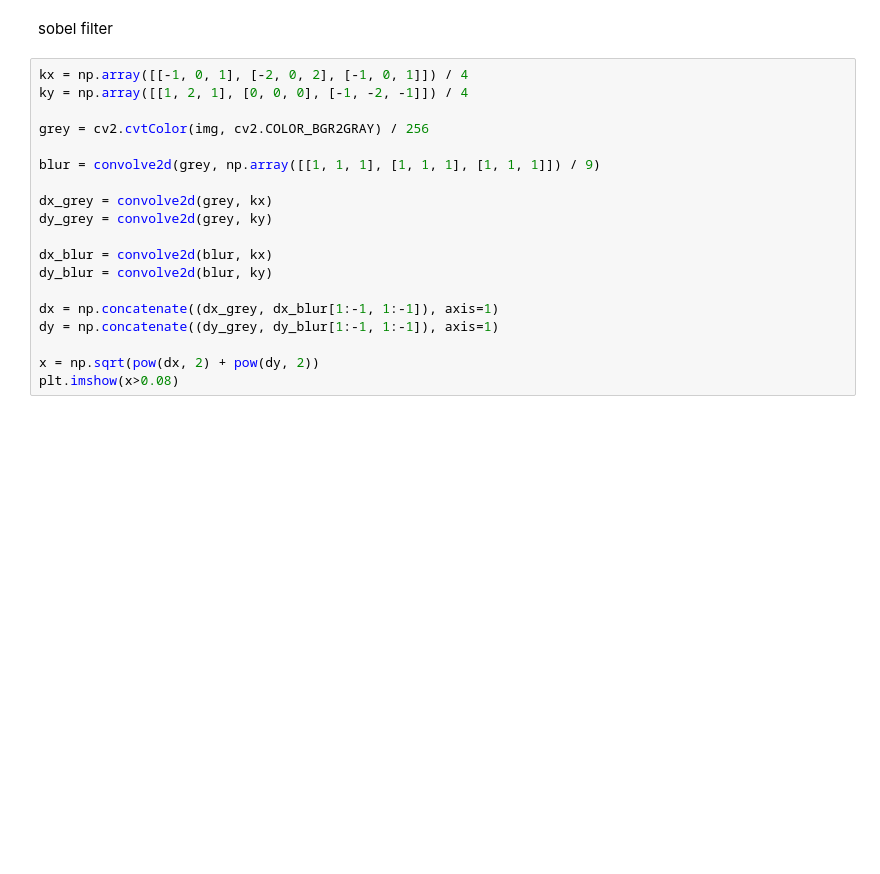
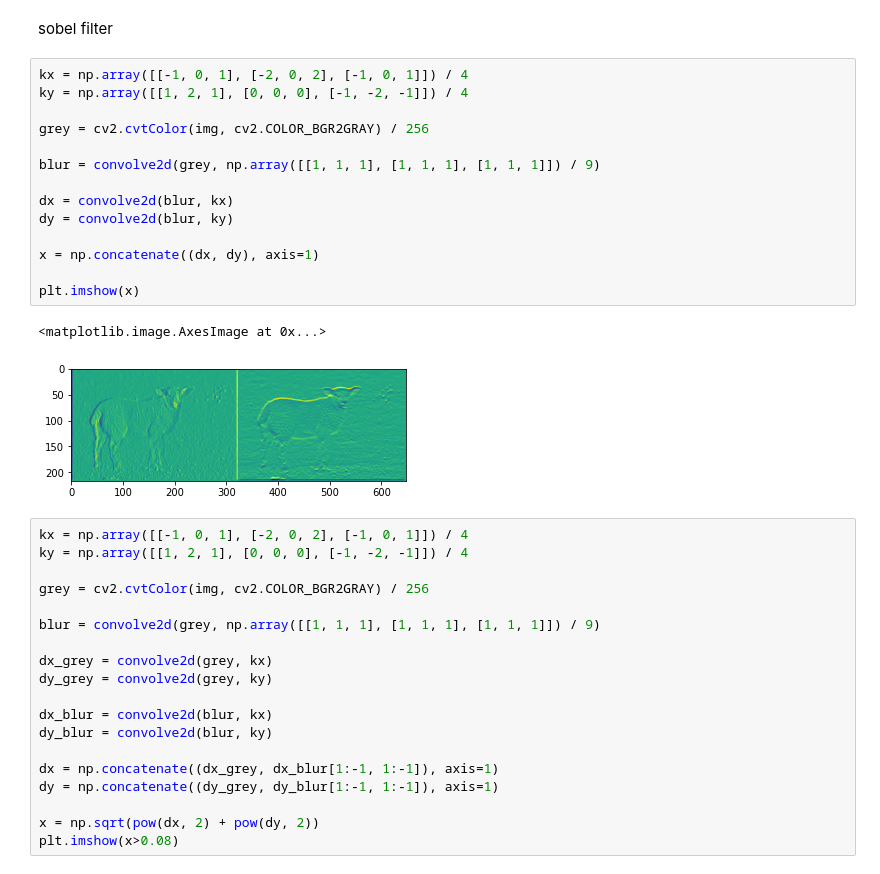
Before and after one commit to Sarsoo/computer-vision, a Jupyter notebook: edge-detection.ipynb, the cells around one changed output. Saved outputs shown, nothing was run; the diff lists cells and outputs as text; blank space fills up the shorter version.

```diff
--- a/edge-detection.ipynb
+++ b/edge-detection.ipynb
@@ -14,6 +14,23 @@ plt.imshow(img[:,:,::-1])
 [figure]
 # %% [markdown]
 sobel filter
+# %%
+kx = np.array([[-1, 0, 1], [-2, 0, 2], [-1, 0, 1]]) / 4
+ky = np.array([[1, 2, 1], [0, 0, 0], [-1, -2, -1]]) / 4
+
+grey = cv2.cvtColor(img, cv2.COLOR_BGR2GRAY) / 256
+
+blur = convolve2d(grey, np.array([[1, 1, 1], [1, 1, 1], [1, 1, 1]]) / 9)
+
+dx = convolve2d(blur, kx)
+dy = convolve2d(blur, ky)
+
+x = np.concatenate((dx, dy), axis=1)
+
+plt.imshow(x)
+# %% [output]
+<matplotlib.image.AxesImage at 0x...>
+[figure, added]
 # %%
 kx = np.array([[-1, 0, 1], [-2, 0, 2], [-1, 0, 1]]) / 4
 ky = np.array([[1, 2, 1], [0, 0, 0], [-1, -2, -1]]) / 4
```
Also changed, not shown: 8 other files.
